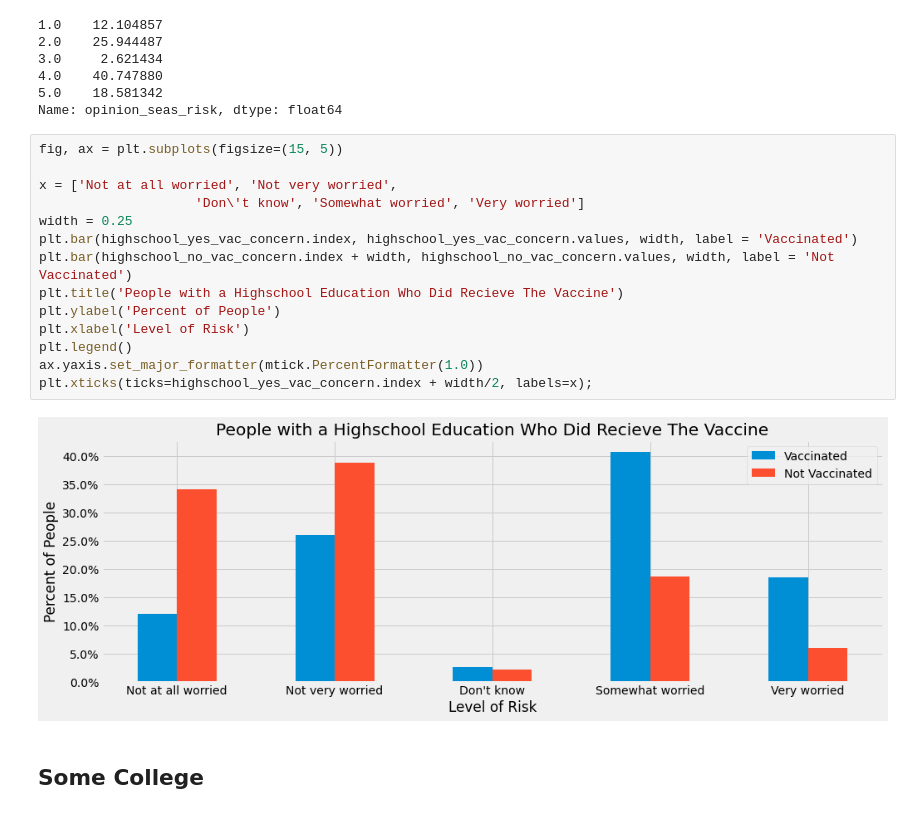
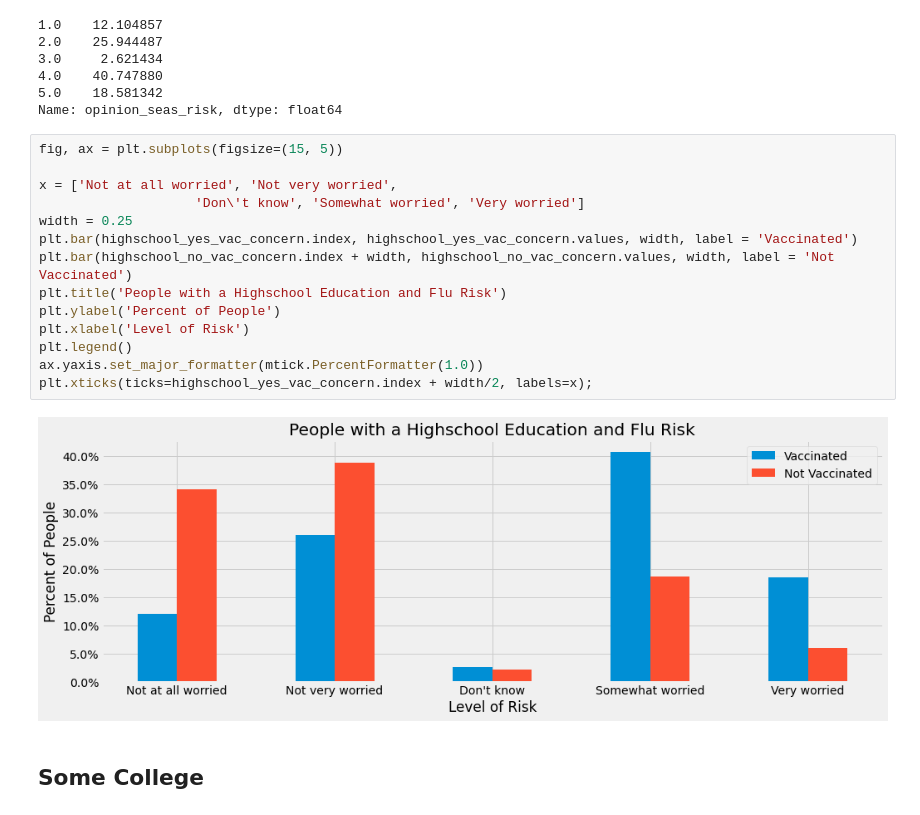
Before and after one commit to mankah/Capstone, a Jupyter notebook: Flu_analysis_models/00_Seasonal_Flu_Analysis.ipynb, the cells around one changed output. Cells and saved outputs as stored; diff of their text form.

```diff
--- a/Flu_analysis_models/00_Seasonal_Flu_Analysis.ipynb
+++ b/Flu_analysis_models/00_Seasonal_Flu_Analysis.ipynb
@@ -583,19 +583,19 @@ Name: opinion_seas_risk, dtype: float64
 # %%
 fig, ax = plt.subplots(figsize=(15, 5))
 
 x = ['Not at all worried', 'Not very worried',
                     'Don\'t know', 'Somewhat worried', 'Very worried']
 width = 0.25
 plt.bar(highschool_yes_vac_concern.index, highschool_yes_vac_concern.values, width, label = 'Vaccinated')
 plt.bar(highschool_no_vac_concern.index + width, highschool_no_vac_concern.values, width, label = 'Not Vaccinated')
-plt.title('People with a Highschool Education Who Did Recieve The Vaccine')
+plt.title('People with a Highschool Education and Flu Risk')
 plt.ylabel('Percent of People')
 plt.xlabel('Level of Risk')
 plt.legend()
 ax.yaxis.set_major_formatter(mtick.PercentFormatter(1.0))
 plt.xticks(ticks=highschool_yes_vac_concern.index + width/2, labels=x);
 # %% [output]
-[figure, old version]
+[figure, new version]
 # %% [markdown]
 ## Some College
 # %% [markdown]
```
Also changed, not shown: parts of 11 cells of this notebook.
